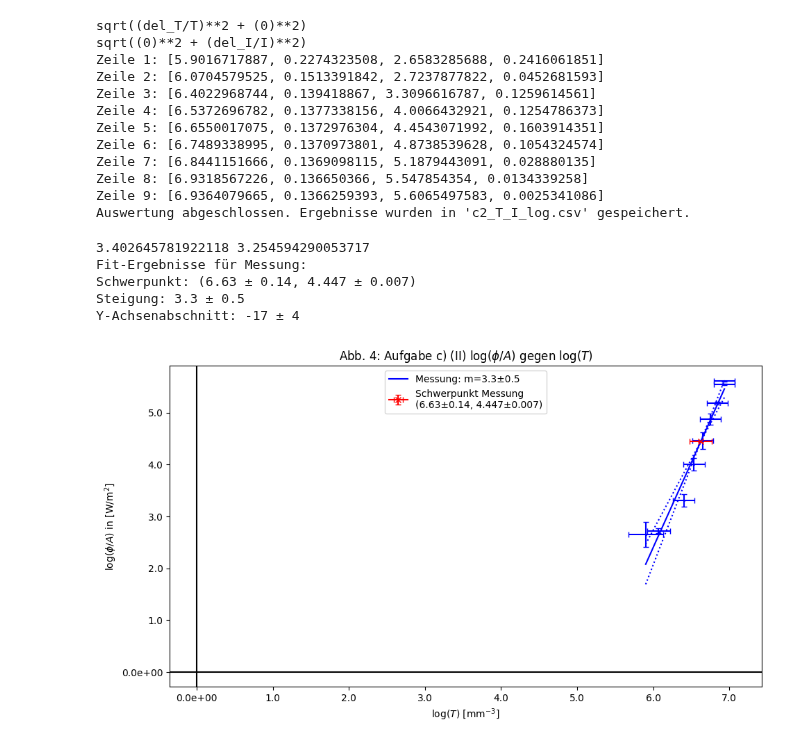
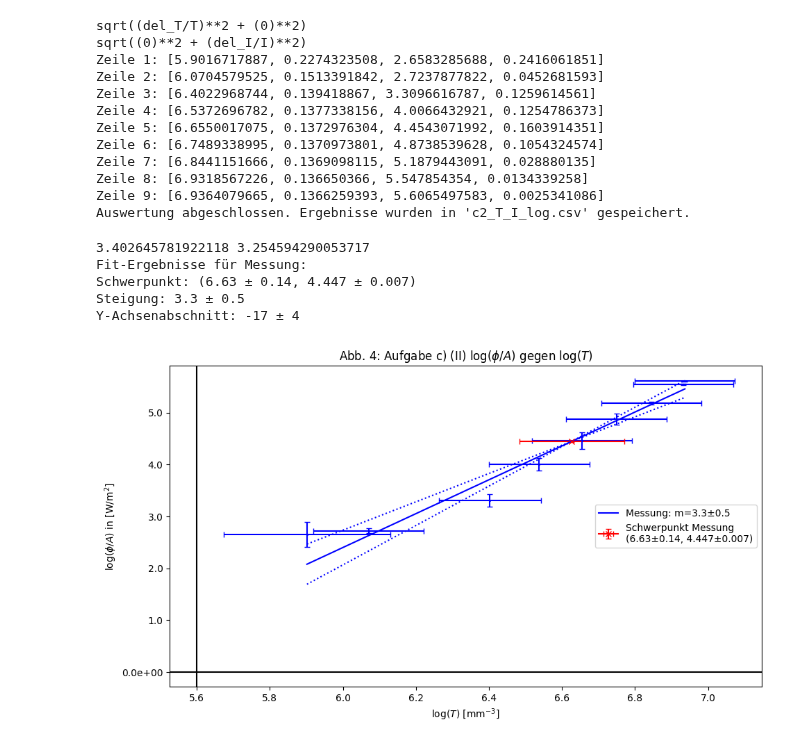
Before and after one commit to Patrixon0/data-analysis-plotting-tool, a Jupyter notebook: P3/Theo_Patrick/372/372_main.ipynb, the cells around one changed output. Drawn from its saved outputs; the diff is of its cells as text; code cells hidden in the pictures.

```diff
--- a/P3/Theo_Patrick/372/372_main.ipynb
+++ b/P3/Theo_Patrick/372/372_main.ipynb
@@ -341,32 +341,32 @@ Auswertung abgeschlossen. Ergebnisse wurden in 'c2_T_I_log.csv' gespeichert.
 geraden_fit(
     exp_nr='',
     file_n='c2_T_I_log.csv',
     title=r'Abb. 4: Aufgabe c) (II) $\log(\phi / A)$ gegen $\log(T)$',
     y_label=r'$\log(\phi / A)$ in [$\text{W} / \text{m}^2$]',
     x_label=r'$\log(T)$ [$\text{mm}^{-3}$]',
     save=True,
     length=11,
     height=6,
-    x_axis=0,
+    x_axis=5.6,
     y_axis=0,
     # x_major_ticks=50,   # Hauptticks alle 10 Einheiten
     # x_minor_ticks=10,    # Nebenticks alle 1 Einheit
     # y_major_ticks=0.2,
     # y_minor_ticks=0.05,
     legendlocation='best',
     y_labels=['Messung'],  # Provide labels for each dataset
     # y_markers=['o'],       # Optional: specify markers
     y_colors=['blue'], # Optional: specify colors
     x_decimal_places=0,
     y_decimal_places=1,
     plot_errors =  True,
     linear_fit=True,
     size = 1.3
 )
 # %% [output]
 3.402645781922118 3.254594290053717
 Fit-Ergebnisse für Messung:
 Schwerpunkt: (6.63 ± 0.14, 4.447 ± 0.007)
 Steigung: 3.3 ± 0.5
 Y-Achsenabschnitt: -17 ± 4
-[figure, old version]
+[figure, new version]
```
Also changed, not shown: 3 other files.
